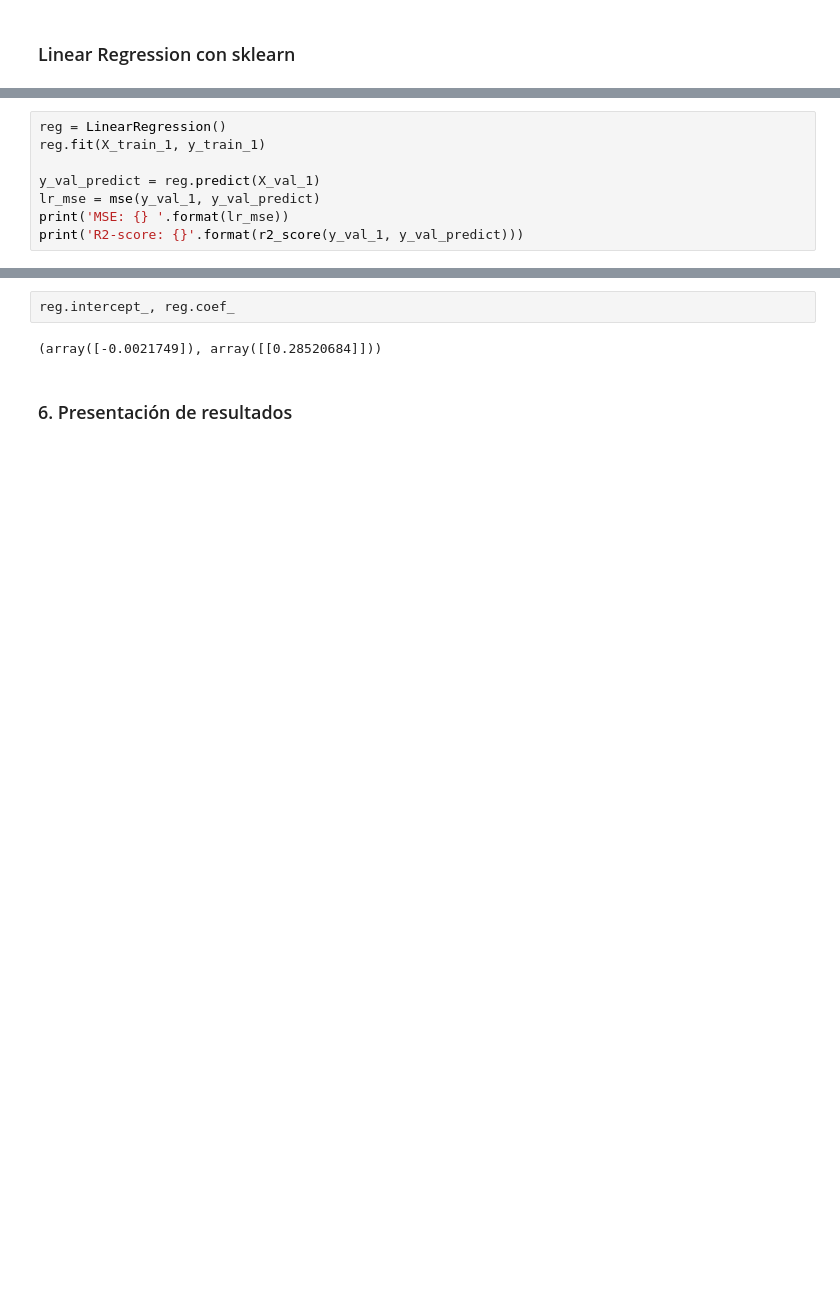
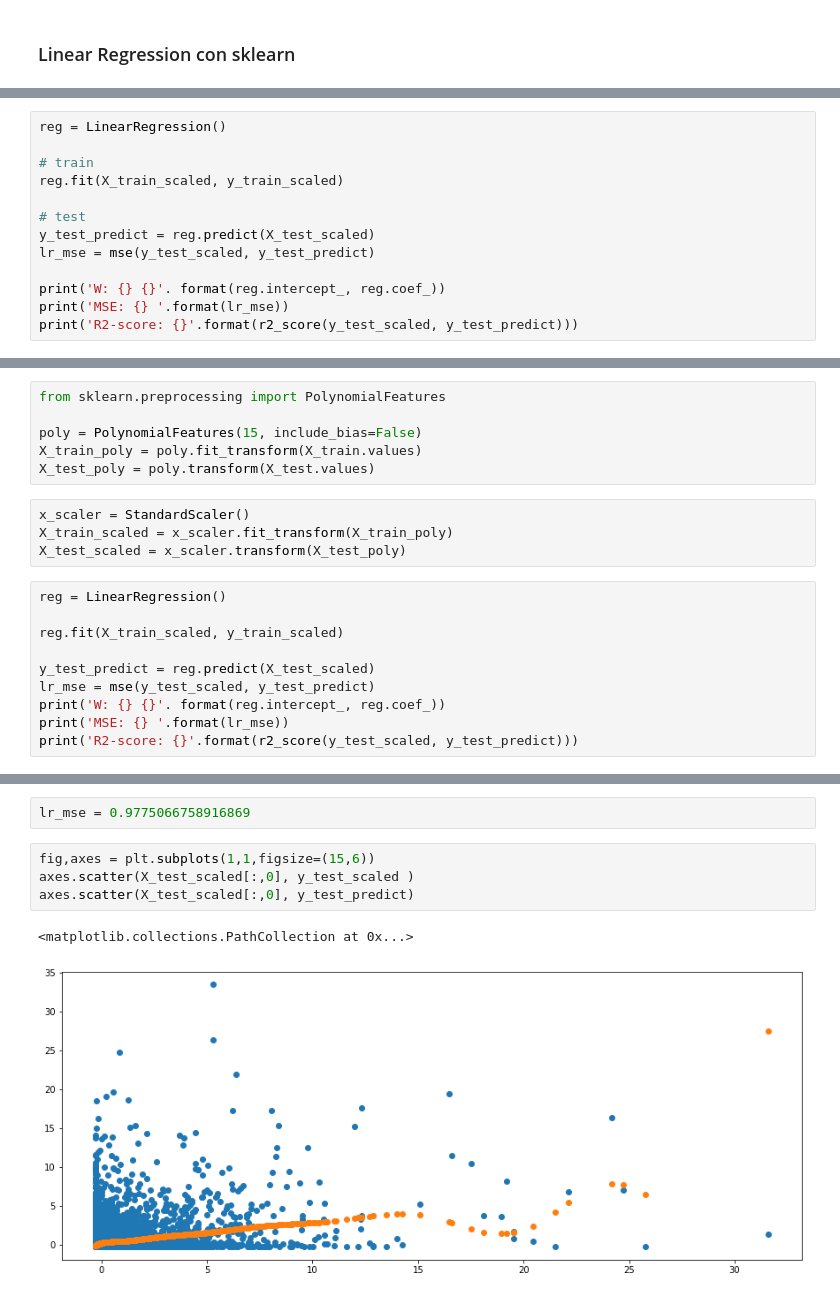
Before and after one commit to freddy120/ad_ceia, a Jupyter notebook: notebooks/tpintegrador/TP Integrador Análisis de datos.ipynb, the cells around one changed output, grey strips where cells are left out. Saved outputs shown, nothing was run; the diff lists cells and outputs as text; blank space fills up the shorter version.

```diff
--- a/notebooks/tpintegrador/TP Integrador Análisis de datos.ipynb
+++ b/notebooks/tpintegrador/TP Integrador Análisis de datos.ipynb
@@ -1568,0 +1732,13 @@ ax.view_init(60, 35)
+# %%
+reg = LinearRegression()
+
+# train
+reg.fit(X_train_scaled, y_train_scaled)
+
+# test
+y_test_predict = reg.predict(X_test_scaled)
+lr_mse = mse(y_test_scaled, y_test_predict)
+
+print('W: {} {}'. format(reg.intercept_, reg.coef_))
+print('MSE: {} '.format(lr_mse))
+print('R2-score: {}'.format(r2_score(y_test_scaled, y_test_predict)))
@@ -1569,9 +1752,21 @@ ax.view_init(60, 35)
+# %%
+from sklearn.preprocessing import PolynomialFeatures
+
+poly = PolynomialFeatures(15, include_bias=False)
+X_train_poly = poly.fit_transform(X_train.values)
+X_test_poly = poly.transform(X_test.values)
+# %%
+x_scaler = StandardScaler()
+X_train_scaled = x_scaler.fit_transform(X_train_poly)
+X_test_scaled = x_scaler.transform(X_test_poly)
 # %%
 reg = LinearRegression()
-reg.fit(X_train_1, y_train_1)
 
-y_val_predict = reg.predict(X_val_1)
-lr_mse = mse(y_val_1, y_val_predict)
+reg.fit(X_train_scaled, y_train_scaled)
+
+y_test_predict = reg.predict(X_test_scaled)
+lr_mse = mse(y_test_scaled, y_test_predict)
+print('W: {} {}'. format(reg.intercept_, reg.coef_))
 print('MSE: {} '.format(lr_mse))
-print('R2-score: {}'.format(r2_score(y_val_1, y_val_predict)))
+print('R2-score: {}'.format(r2_score(y_test_scaled, y_test_predict)))
 # %% [output]
@@ -1580,6 +1779,9 @@ R2-score: 0.1208142856114457
-# %%
-reg.intercept_, reg.coef_
-# %% [output]
-(array([-0.0021749]), array([[0.28520684]]))
-# %% [markdown]
-### 6. Presentación de resultados
+# %%
+lr_mse = 0.9775066758916869
+# %%
+fig,axes = plt.subplots(1,1,figsize=(15,6))
+axes.scatter(X_test_scaled[:,0], y_test_scaled )
+axes.scatter(X_test_scaled[:,0], y_test_predict)
+# %% [output]
+<matplotlib.collections.PathCollection at 0x...>
+[figure, added]
```
Also changed, not shown: parts of 121 cells of this notebook.
